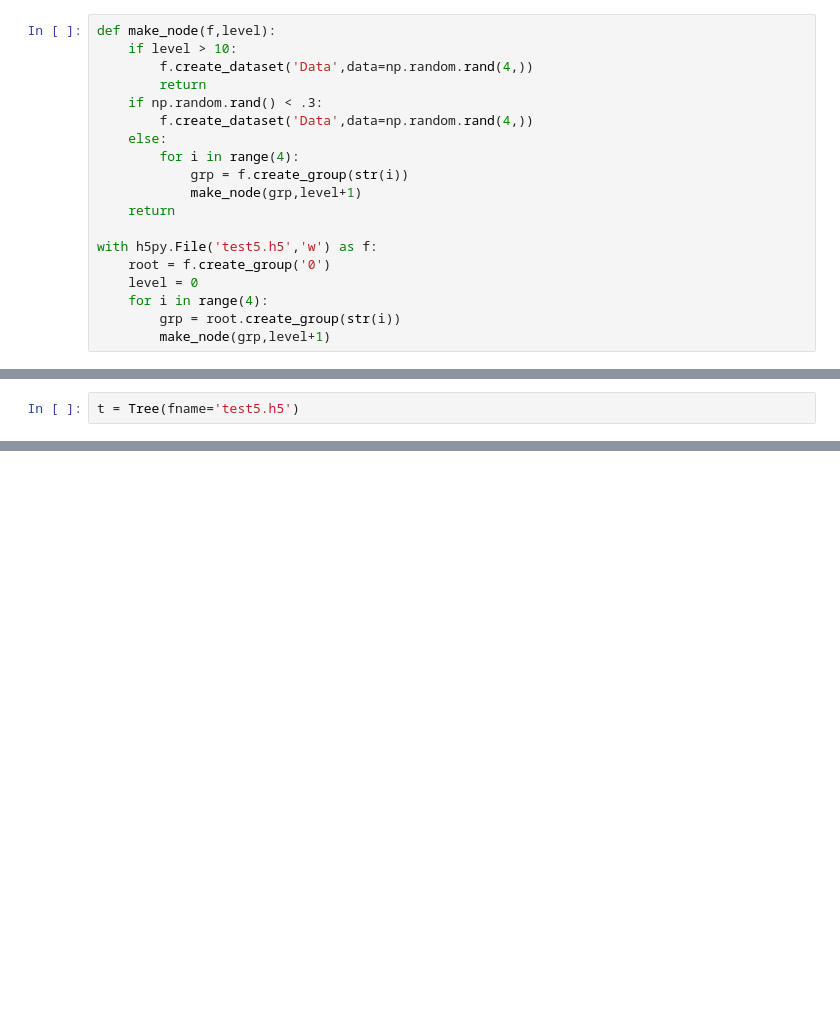
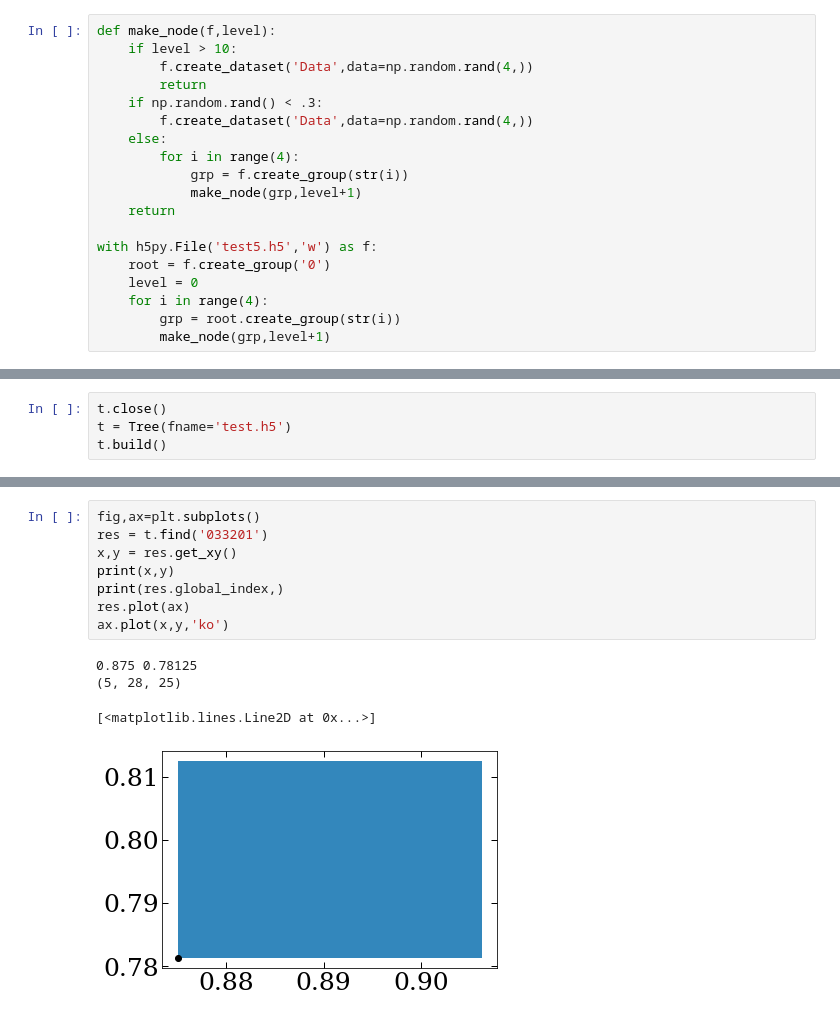
Before and after one commit to adamdempsey90/QuadTreeAMR, a Jupyter notebook: notebook/QuadTreeAMR.ipynb, the cells around one changed output, grey strips where cells are left out. Drawn from its saved outputs; the diff is of its cells as text; blank space fills up the shorter version.

```diff
--- a/notebook/QuadTreeAMR.ipynb
+++ b/notebook/QuadTreeAMR.ipynb
@@ -459,2 +482,4 @@ class Node():
 # %%
-t = Tree(fname='test5.h5')
+t.close()
+t = Tree(fname='test.h5')
+t.build()
@@ -495,0 +519,13 @@ fig.savefig('ex5.png',bbox_inches='tight')
+# %%
+fig,ax=plt.subplots()
+res = t.find('033201')
+x,y = res.get_xy()
+print(x,y)
+print(res.global_index,)
+res.plot(ax)
+ax.plot(x,y,'ko')
+# %% [output]
+0.875 0.78125
+(5, 28, 25)
+[<matplotlib.lines.Line2D at 0x...>]
+[figure, added]
```
Also changed, not shown: parts of 11 cells of this notebook.
